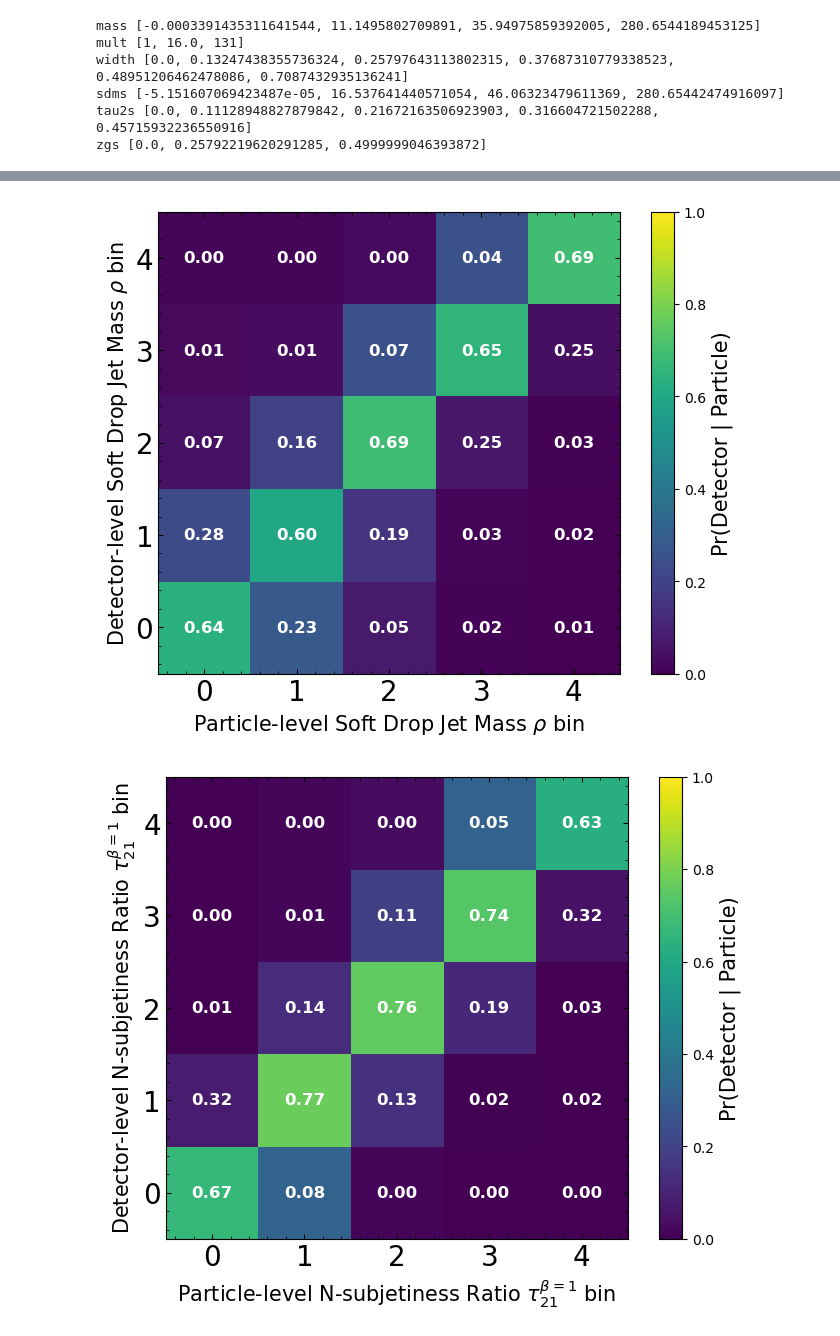
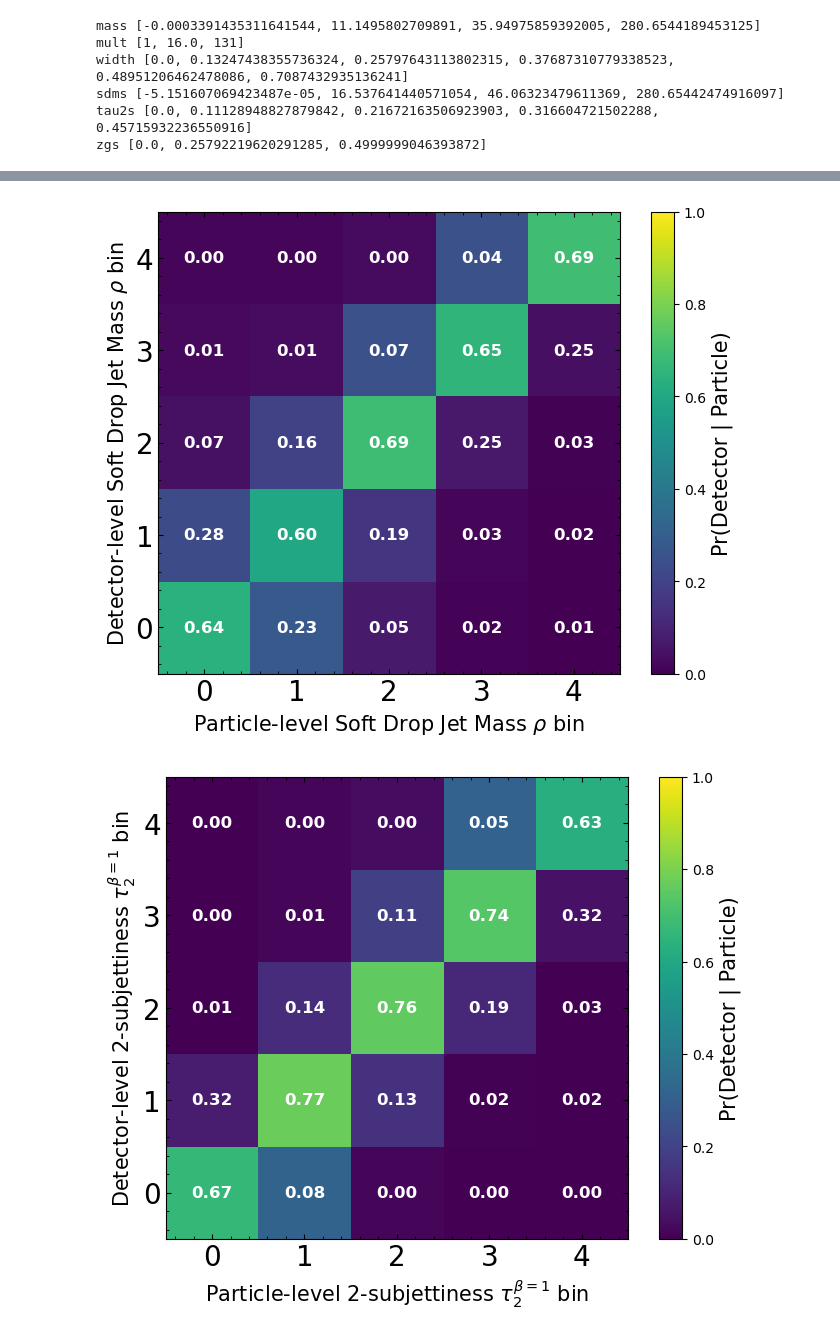
Before and after one commit to jp2555/NPU, a Jupyter notebook: scripts/NeuralPosteriorUnfolding_phys_observables.ipynb, the cells around one changed output, grey strips where cells are left out. Drawn from its saved outputs; the diff is of its cells as text; code cells hidden in the pictures.

```diff
--- a/scripts/NeuralPosteriorUnfolding_phys_observables.ipynb
+++ b/scripts/NeuralPosteriorUnfolding_phys_observables.ipynb
@@ -91,7 +90,7 @@ R_data_obs = {
 }
 
 labels = ["Jet Mass $m$ [GeV]", "Jet Constituent Multiplicity $M$", "Jet Width $\omega$",
-          r"Soft Drop Jet Mass $\rho$", r"N-subjetiness Ratio $\tau_{21}^{\beta=1}$", "Groomed Jet Momentum Fraction $z_g$"]
+          r"Soft Drop Jet Mass $\rho$", r"2-subjettiness $\tau_{2}^{\beta=1}$", "Groomed Jet Momentum Fraction $z_g$"]
 # %% [raw]
 key = 'widths'
 #key = 'mults'
@@ -103,12 +102,12 @@ R_data = samples['Herwig'][f'sim_{key}']
 ## Plot the Distributions
 # %%
 b = { #simple plotting bins
-    'mass'  : [0, 80, 81],
-    'mult'  : [0,100, 101],
+    'mass'  : [0, 80,  81],
+    'mult'  : [0, 100, 101],
     'width' : [0, 0.6, 61],
-    'sdms'  : [0, 80, 81],
-    'tau2s' : [0, 1.2, 121],
-    'zgs'   : [0, 0.5, 40]
+    'sdms'  : [0, 80,  81],
+    'tau2s' : [0, 0.4, 81],
+    'zgs'   : [0, 0.5, 51]
 }
 
 for key, label in zip(T_sim_obs.keys(), labels):
@@ -116,7 +115,7 @@ for key, label in zip(T_sim_obs.keys(), labels):
     T_sim = T_sim_obs[key]
     R_sim = R_sim_obs[key]
     print(key)
-
+    print(b[key])
 
     cpwr = comparison_plots_with_ratio(b[key][0], b[key][1], b[key][2], xlabel=r"", density=False, legend_corner="upper right", header=label)
     cpwr.add_data(T_sim, label="Truth Sim", target=True, alpha=0.5, color='tab:orange')
@@ -308,34 +312,37 @@ for key, binvals, label in zip(T_sim_obs.keys(), R_BinVals, labels):
 
     T_sim = T_sim_obs[key]
     R_sim = R_sim_obs[key]
+
+    T_data = T_data_obs[key]
+    R_data = R_data_obs[key]
     binvals = R_BinVals[key]
     print(key)
 
     wbin_truth = np.clip(np.digitize(T_sim,binvals),1,len(binvals)-1)-1
     wbin_reco = np.clip(np.digitize(R_sim,binvals),1,len(binvals)-1)-1
     H_pT, xedges, yedges = np.histogram2d(wbin_truth,wbin_reco,bins=[range(len(binvals)),range(len(binvals))])
 
     #data
     wbin_truth_data = np.clip(np.digitize(T_data,binvals),1,len(binvals)-1)-1
     wbin_reco_data = np.clip(np.digitize(R_data,binvals),1,len(binvals)-1)-1
     H_pT_data, _, _ = np.histogram2d(wbin_truth_data,wbin_reco_data,bins=[range(len(binvals)),range(len(binvals))])
 
     H_pT_obs[key] = H_pT
     H_pT_data_obs[key] = H_pT_data
 
     plot_response_matrix(H_pT, binvals, label)
 # %% [output]
 mass
 mult
 width
 sdms
 tau2s
 zgs
 [figure]
 [figure]
 [figure]
 [figure]
-[figure, old version]
+[figure, new version]
 [figure]
 # %%
 def MLE(model,ymes,ndim):
```
Also changed, not shown: parts of 10 cells of this notebook.
